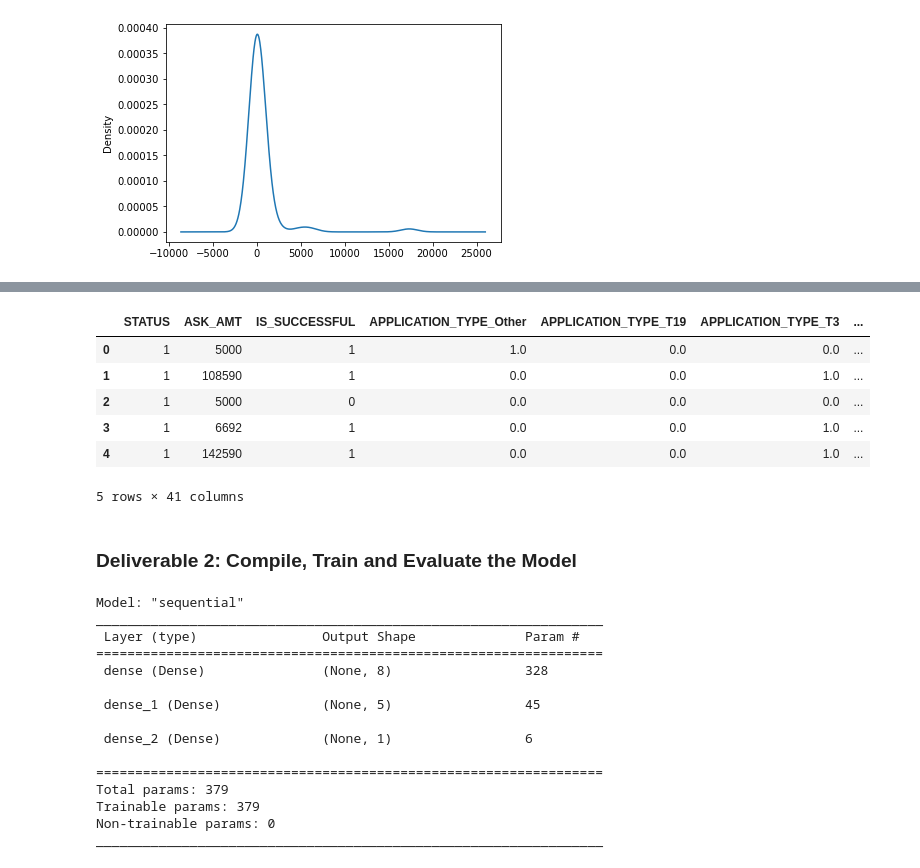
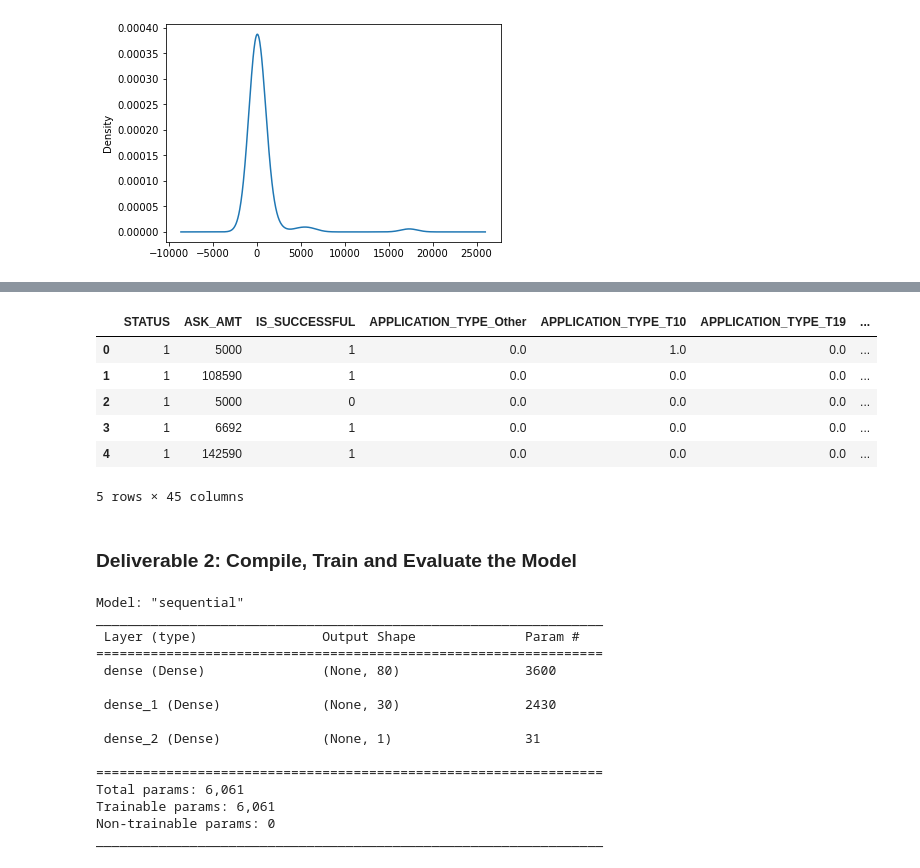
Before and after one commit to JohnCselcuk/Neural_Network_Charity_Analysis, a Jupyter notebook: AlphabetSoupCharity.ipynb, the cells around one changed output, grey strips where cells are left out. Cells and saved outputs as stored; diff of their text form; code cells hidden in the pictures.

```diff
--- a/AlphabetSoupCharity.ipynb
+++ b/AlphabetSoupCharity.ipynb
@@ -46,8 +46,8 @@ IS_SUCCESSFUL                2
 dtype: int64
 # %%
 # Look at APPLICATION_TYPE value counts for binning
-application_count = application_df.APPLICATION_TYPE.value_counts()
-application_count
+app_type_counts = application_df['APPLICATION_TYPE'].value_counts()
+app_type_counts
 # %% [output]
 T3     27037
 T4      1542
@@ -75,7 +75,7 @@ application_count.plot.density()
 [figure]
 # %%
 # Determine which values to replace if counts are less than ...?
-replace_application = list(application_count[application_count < 1000].index)
+replace_application = list(app_type_counts[app_type_counts < 500].index)
 
 # Replace in dataframe
 for app in replace_application:
@@ -93,8 +96,8 @@ T19       1065
 Name: APPLICATION_TYPE, dtype: int64
 # %%
 # Look at CLASSIFICATION value counts for binning
-classification_count = application_df.CLASSIFICATION.value_counts()
-classification_count.head()
+class_value_counts = application_df['CLASSIFICATION'].value_counts()
+class_value_counts
 # %% [output]
 C1000    17326
 C2000     6074
@@ -110,11 +119,11 @@ classification_count.plot.density()
 [figure]
 # %%
 # Determine which values to replace if counts are less than ..?
-replace_class = list(classification_count[classification_count < 1750].index)
+replace_class = list(class_value_counts[class_value_counts < 500].index)
 
 # Replace in dataframe
 for cls in replace_class:
-    application_df.CLASSIFICATION = application_df.CLASSIFICATION.replace(cls, 'Other')
+    application_df.CLASSIFICATION = application_df.CLASSIFICATION.replace(cls,"Other")
 
 # Check to make sure binning was successful
 application_df.CLASSIFICATION.value_counts()
@@ -160,15 +169,15 @@ encode_df.head()
 # %%
 # Merge one-hot encoded features and drop the originals
-application_df = application_df.merge(encode_df,left_index=True, right_index=True)
-application_df = application_df.drop(application_cat,1)
+application_df = application_df.merge(encode_df, left_index=True,right_index=True)
+application_df = application_df.drop(columns = application_cat)
 application_df.head()
 # %% [output]
-|  | STATUS | ASK_AMT | IS_SUCCESSFUL | APPLICATION_TYPE_Other | APPLICATION_TYPE_T19 | APPLICATION_TYPE_T3 | ... |
-| 0 | 1 | 5000 | 1 | 1.0 | 0.0 | 0.0 | ... |
-| 1 | 1 | 108590 | 1 | 0.0 | 0.0 | 1.0 | ... |
+|  | STATUS | ASK_AMT | IS_SUCCESSFUL | APPLICATION_TYPE_Other | APPLICATION_TYPE_T10 | APPLICATION_TYPE_T19 | ... |
+| 0 | 1 | 5000 | 1 | 0.0 | 1.0 | 0.0 | ... |
+| 1 | 1 | 108590 | 1 | 0.0 | 0.0 | 0.0 | ... |
 | 2 | 1 | 5000 | 0 | 0.0 | 0.0 | 0.0 | ... |
-| 3 | 1 | 6692 | 1 | 0.0 | 0.0 | 1.0 | ... |
-| 4 | 1 | 142590 | 1 | 0.0 | 0.0 | 1.0 | ... |
+| 3 | 1 | 6692 | 1 | 0.0 | 0.0 | 0.0 | ... |
+| 4 | 1 | 142590 | 1 | 0.0 | 0.0 | 0.0 | ... |
-5 rows × 41 columns
+5 rows × 45 columns
 # %%
 # Split our preprocessed data into our features and target arrays
@@ -191,36 +200,41 @@ X_test_scaled = X_scaler.transform(X_test)
 ### Deliverable 2: Compile, Train and Evaluate the Model
 # %%
 # Define the model - deep neural net, i.e., the number of input features and hidden nodes for each layer.
-number_input_features = len(X_train_scaled[0])
-hidden_nodes_layer1 =  8
-hidden_nodes_layer2 = 5
+number_input_features = len(X_train[0])
+hidden_nodes_layer1 = 80
+hidden_nodes_layer2 = 30
 
+# nn stores entire architecture of neural network model
 nn = tf.keras.models.Sequential()
 
-# First hidden layer
-nn.add(tf.keras.layers.Dense(units=hidden_nodes_layer1, input_dim=number_input_features, activation="relu"))
+nn.add(
+    tf.keras.layers.Dense(units = hidden_nodes_layer1, input_dim = number_input_features,
+                         activation = 'relu')
+)
 
 # Second hidden layer
-nn.add(tf.keras.layers.Dense(units=hidden_nodes_layer2, activation="relu"))
+nn.add(
+    tf.keras.layers.Dense(units = hidden_nodes_layer2, activation = 'relu')
+)
 
 # Output layer
-nn.add(tf.keras.layers.Dense(units=1, activation="sigmoid"))
+nn.add(tf.keras.layers.Dense(units = 1, activation = 'sigmoid'))
 
-# Check the structure of the model
+# Check structure of model
 nn.summary()
 # %% [output]
 Model: "sequential"
 _________________________________________________________________
  Layer (type)                Output Shape              Param #
 =================================================================
- dense (Dense)               (None, 8)                 328
+ dense (Dense)               (None, 80)                3600
 
- dense_1 (Dense)             (None, 5)                 45
+ dense_1 (Dense)             (None, 30)                2430
 
- dense_2 (Dense)             (None, 1)                 6
+ dense_2 (Dense)             (None, 1)                 31
 
 =================================================================
-Total params: 379
-Trainable params: 379
+Total params: 6,061
+Trainable params: 6,061
 Non-trainable params: 0
 _________________________________________________________________
```
Also changed, not shown: parts of 16 cells of this notebook, 3 other files.
